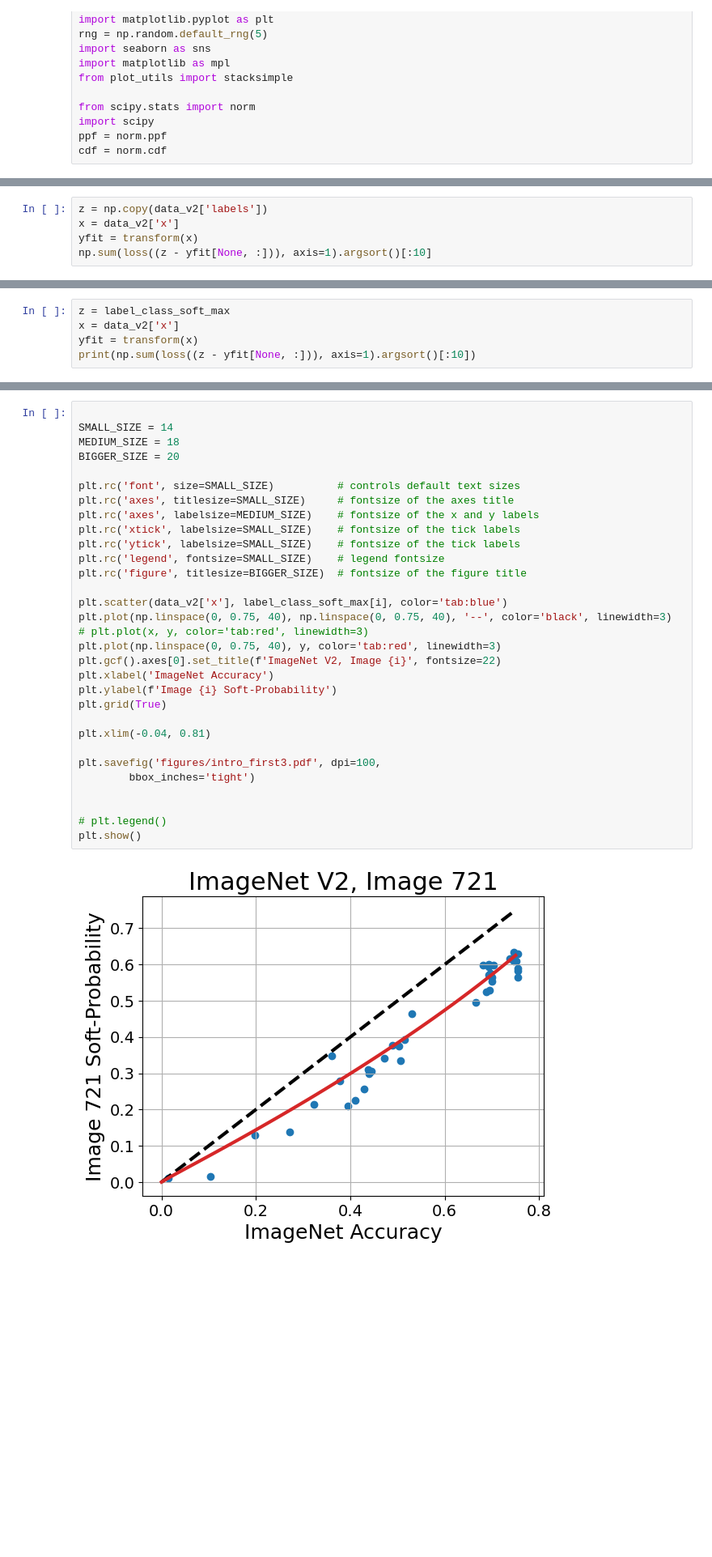
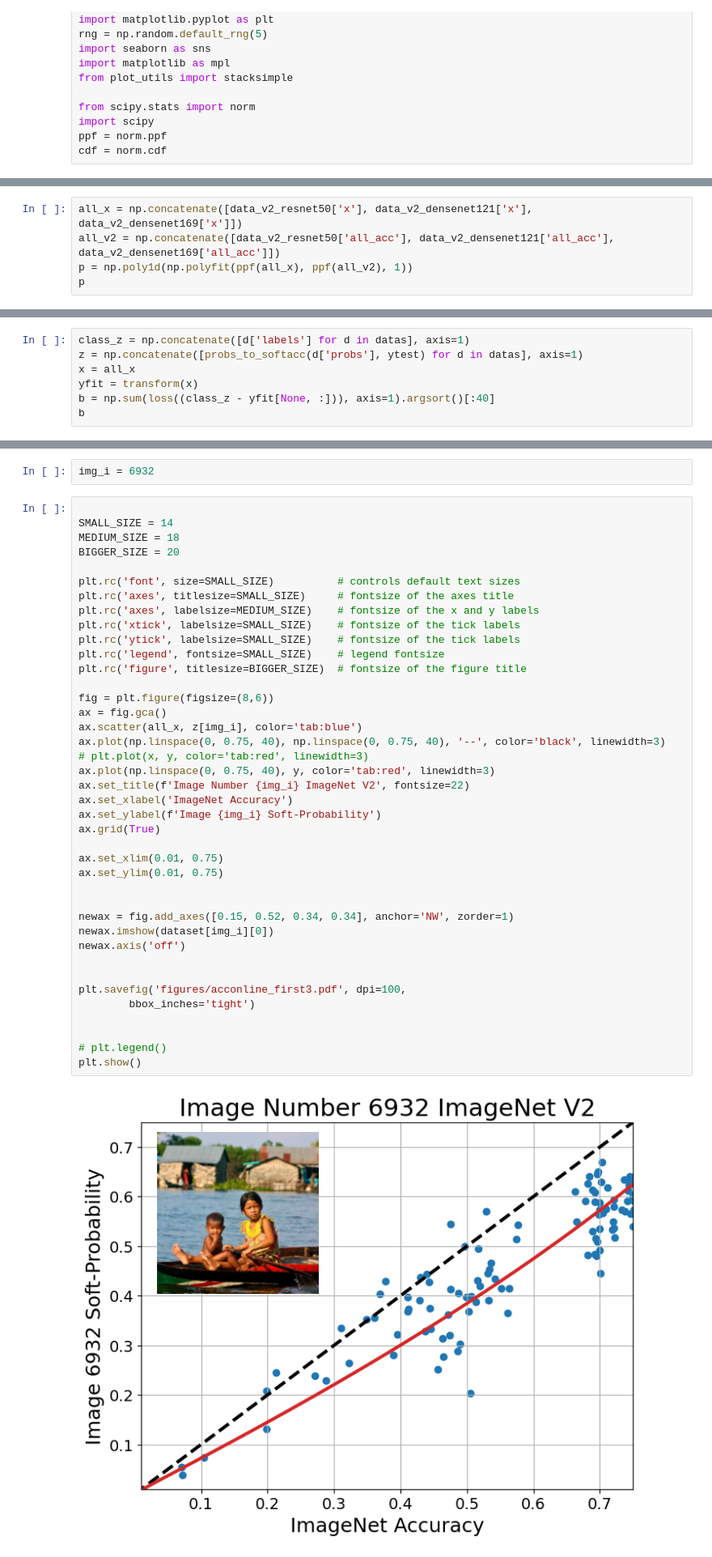
Before and after one commit to nikhil-ghosh-berkeley/dist-shift, a Jupyter notebook: paper_plots/fig1.ipynb, the cells around one changed output, grey strips where cells are left out. Shown at 81% size. Saved outputs shown, nothing was run; the diff lists cells and outputs as text; blank space fills up the shorter version.

```diff
--- a/paper_plots/fig1.ipynb
+++ b/paper_plots/fig1.ipynb
@@ -38,0 +33,5 @@ p = np.poly1d(np.polyfit(xx,yy, 1))
+# %%
+all_x = np.concatenate([data_v2_resnet50['x'], data_v2_densenet121['x'], data_v2_densenet169['x']])
+all_v2 = np.concatenate([data_v2_resnet50['all_acc'], data_v2_densenet121['all_acc'], data_v2_densenet169['all_acc']])
+p = np.poly1d(np.polyfit(ppf(all_x), ppf(all_v2), 1))
+p
@@ -89,6 +105,8 @@ plt.show()
 # %%
-z = np.copy(data_v2['labels'])
-x = data_v2['x']
+class_z = np.concatenate([d['labels'] for d in datas], axis=1)
+z = np.concatenate([probs_to_softacc(d['probs'], ytest) for d in datas], axis=1)
+x = all_x
 yfit = transform(x)
-np.sum(loss((z - yfit[None, :])), axis=1).argsort()[:10]
+b = np.sum(loss((class_z - yfit[None, :])), axis=1).argsort()[:40]
+b
 # %% [output]
@@ -131,5 +174,0 @@ label_class_soft_max = data_v2['probs'][np.arange(10000), np.array(dataset.targe
-# %%
-z = label_class_soft_max
-x = data_v2['x']
-yfit = transform(x)
-print(np.sum(loss((z - yfit[None, :])), axis=1).argsort()[:10])
@@ -147,33 +175,44 @@ plt.savefig('figures/intro_first_image.pdf', dpi=100, bbox_inches='tight')
+# %%
+img_i = 6932
 # %%
 
 SMALL_SIZE = 14
 MEDIUM_SIZE = 18
 BIGGER_SIZE = 20
 
 plt.rc('font', size=SMALL_SIZE)          # controls default text sizes
 plt.rc('axes', titlesize=SMALL_SIZE)     # fontsize of the axes title
 plt.rc('axes', labelsize=MEDIUM_SIZE)    # fontsize of the x and y labels
 plt.rc('xtick', labelsize=SMALL_SIZE)    # fontsize of the tick labels
 plt.rc('ytick', labelsize=SMALL_SIZE)    # fontsize of the tick labels
 plt.rc('legend', fontsize=SMALL_SIZE)    # legend fontsize
 plt.rc('figure', titlesize=BIGGER_SIZE)  # fontsize of the figure title
 
-plt.scatter(data_v2['x'], label_class_soft_max[i], color='tab:blue')
-plt.plot(np.linspace(0, 0.75, 40), np.linspace(0, 0.75, 40), '--', color='black', linewidth=3)
+fig = plt.figure(figsize=(8,6))
+ax = fig.gca()
+ax.scatter(all_x, z[img_i], color='tab:blue')
+ax.plot(np.linspace(0, 0.75, 40), np.linspace(0, 0.75, 40), '--', color='black', linewidth=3)
 # plt.plot(x, y, color='tab:red', linewidth=3)
-plt.plot(np.linspace(0, 0.75, 40), y, color='tab:red', linewidth=3)
-plt.gcf().axes[0].set_title(f'ImageNet V2, Image {i}', fontsize=22)
-plt.xlabel('ImageNet Accuracy')
-plt.ylabel(f'Image {i} Soft-Probability')
-plt.grid(True)
+ax.plot(np.linspace(0, 0.75, 40), y, color='tab:red', linewidth=3)
+ax.set_title(f'Image Number {img_i} ImageNet V2', fontsize=22)
+ax.set_xlabel('ImageNet Accuracy')
+ax.set_ylabel(f'Image {img_i} Soft-Probability')
+ax.grid(True)
 
-plt.xlim(-0.04, 0.81)
+ax.set_xlim(0.01, 0.75)
+ax.set_ylim(0.01, 0.75)
 
-plt.savefig('figures/intro_first3.pdf', dpi=100,
+
+newax = fig.add_axes([0.15, 0.52, 0.34, 0.34], anchor='NW', zorder=1)
+newax.imshow(dataset[img_i][0])
+newax.axis('off')
+
+
+plt.savefig('figures/acconline_first3.pdf', dpi=100,
         bbox_inches='tight')
 
 
 # plt.legend()
 plt.show()
 # %% [output]
-[figure, old version]
+[figure, new version]
```
Also changed, not shown: parts of 14 cells of this notebook, 6 other files.
